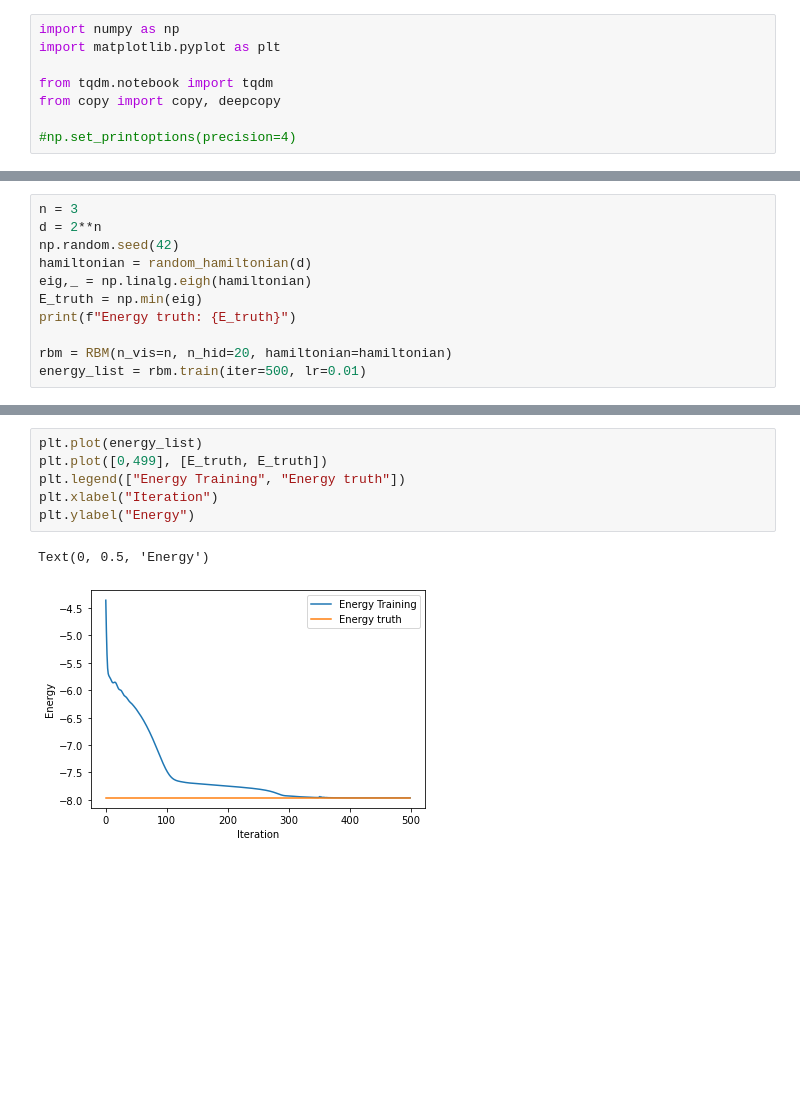
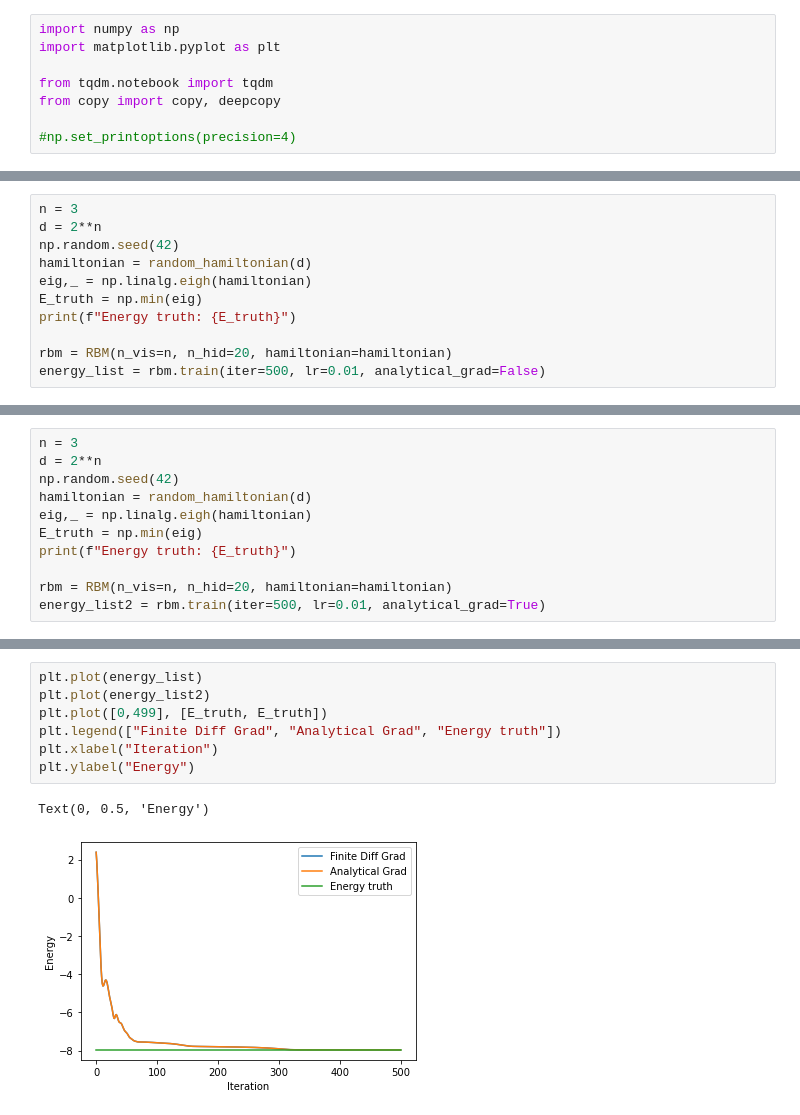
Before and after one commit to KristianWold/QuantumRBM, a Jupyter notebook: rbm.ipynb, the cells around one changed output, grey strips where cells are left out. Saved outputs shown, nothing was run; the diff lists cells and outputs as text; blank space fills up the shorter version.

Commit message:
Implemented analytical gradient

```diff
--- a/rbm.ipynb
+++ b/rbm.ipynb
@@ -143,6 +249,6 @@ E_truth = np.min(eig)
 print(f"Energy truth: {E_truth}")
 
 rbm = RBM(n_vis=n, n_hid=20, hamiltonian=hamiltonian)
-energy_list = rbm.train(iter=500, lr=0.01)
+energy_list = rbm.train(iter=500, lr=0.01, analytical_grad=False)
 # %% [output]
 Energy truth: -7.963680879511855
@@ -165,0 +272,11 @@ Energy truth: -7.963680879511855
+# %%
+n = 3
+d = 2**n
+np.random.seed(42)
+hamiltonian = random_hamiltonian(d)
+eig,_ = np.linalg.eigh(hamiltonian)
+E_truth = np.min(eig)
+print(f"Energy truth: {E_truth}")
+
+rbm = RBM(n_vis=n, n_hid=20, hamiltonian=hamiltonian)
+energy_list2 = rbm.train(iter=500, lr=0.01, analytical_grad=True)
@@ -166,12 +302,13 @@ Energy truth: -7.963680879511855
 # %%
 plt.plot(energy_list)
+plt.plot(energy_list2)
 plt.plot([0,499], [E_truth, E_truth])
-plt.legend(["Energy Training", "Energy truth"])
+plt.legend(["Finite Diff Grad", "Analytical Grad", "Energy truth"])
 plt.xlabel("Iteration")
 plt.ylabel("Energy")
 # %% [output]
 Text(0, 0.5, 'Energy')
-[figure, old version]
+[figure, new version]
 # %%
 n = 4
 d = 2**n
```
Also changed, not shown: parts of 10 cells of this notebook.
